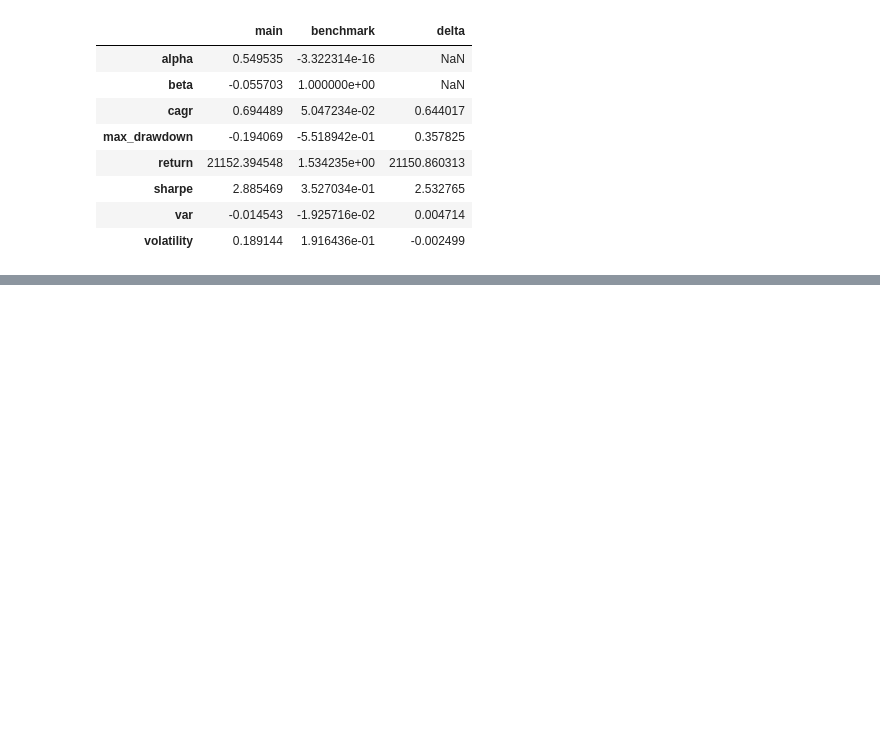
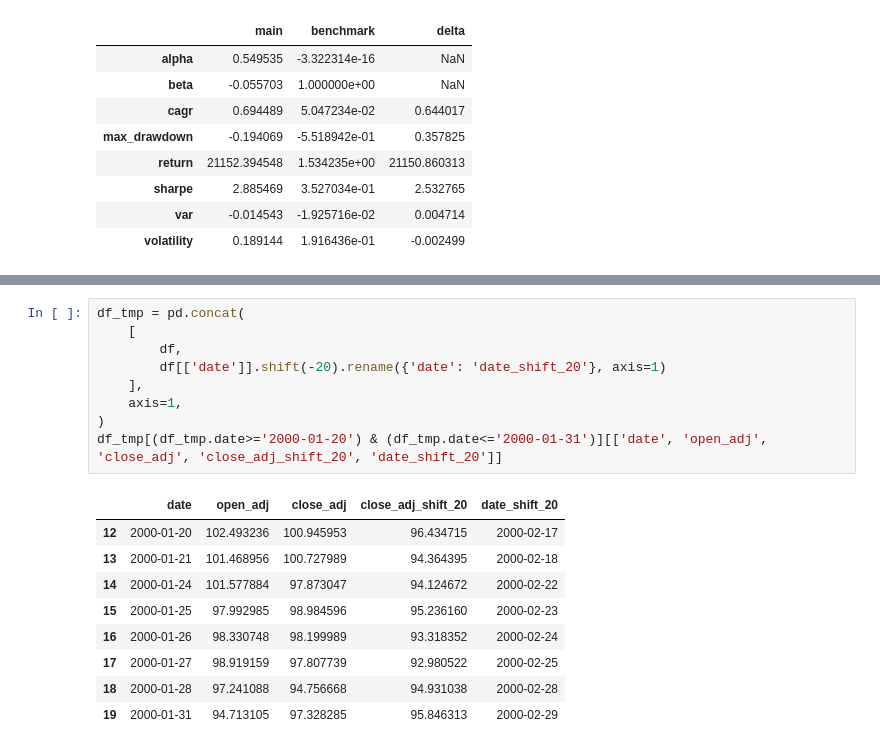
Before and after one commit to gmoncarz/machine_learning_tour, a Jupyter notebook: notebooks/02_linear_regression_part_02__look_ahead_bias.ipynb, the cells around one changed output, grey strips where cells are left out. Saved outputs shown, nothing was run; the diff lists cells and outputs as text; blank space fills up the shorter version.

```diff
--- a/notebooks/02_linear_regression_part_02__look_ahead_bias.ipynb
+++ b/notebooks/02_linear_regression_part_02__look_ahead_bias.ipynb
@@ -312,0 +385,19 @@ Model with 69% return yearly, we are millonaires. Here there is look ahead bias.
+# %%
+df_tmp = pd.concat(
+    [
+        df,
+        df[['date']].shift(-20).rename({'date': 'date_shift_20'}, axis=1)
+    ],
+    axis=1,
+)
+df_tmp[(df_tmp.date>='2000-01-20') & (df_tmp.date<='2000-01-31')][['date', 'open_adj', 'close_adj', 'close_adj_shift_20', 'date_shift_20']]
+# %% [output]
+|  | date | open_adj | close_adj | close_adj_shift_20 | date_shift_20 |
+| 12 | 2000-01-20 | 102.493236 | 100.945953 | 96.434715 | 2000-02-17 |
+| 13 | 2000-01-21 | 101.468956 | 100.727989 | 94.364395 | 2000-02-18 |
+| 14 | 2000-01-24 | 101.577884 | 97.873047 | 94.124672 | 2000-02-22 |
+| 15 | 2000-01-25 | 97.992985 | 98.984596 | 95.236160 | 2000-02-23 |
+| 16 | 2000-01-26 | 98.330748 | 98.199989 | 93.318352 | 2000-02-24 |
+| 17 | 2000-01-27 | 98.919159 | 97.807739 | 92.980522 | 2000-02-25 |
+| 18 | 2000-01-28 | 97.241088 | 94.756668 | 94.931038 | 2000-02-28 |
+| 19 | 2000-01-31 | 94.713105 | 97.328285 | 95.846313 | 2000-02-29 |
```
Also changed, not shown: parts of 24 cells of this notebook.
